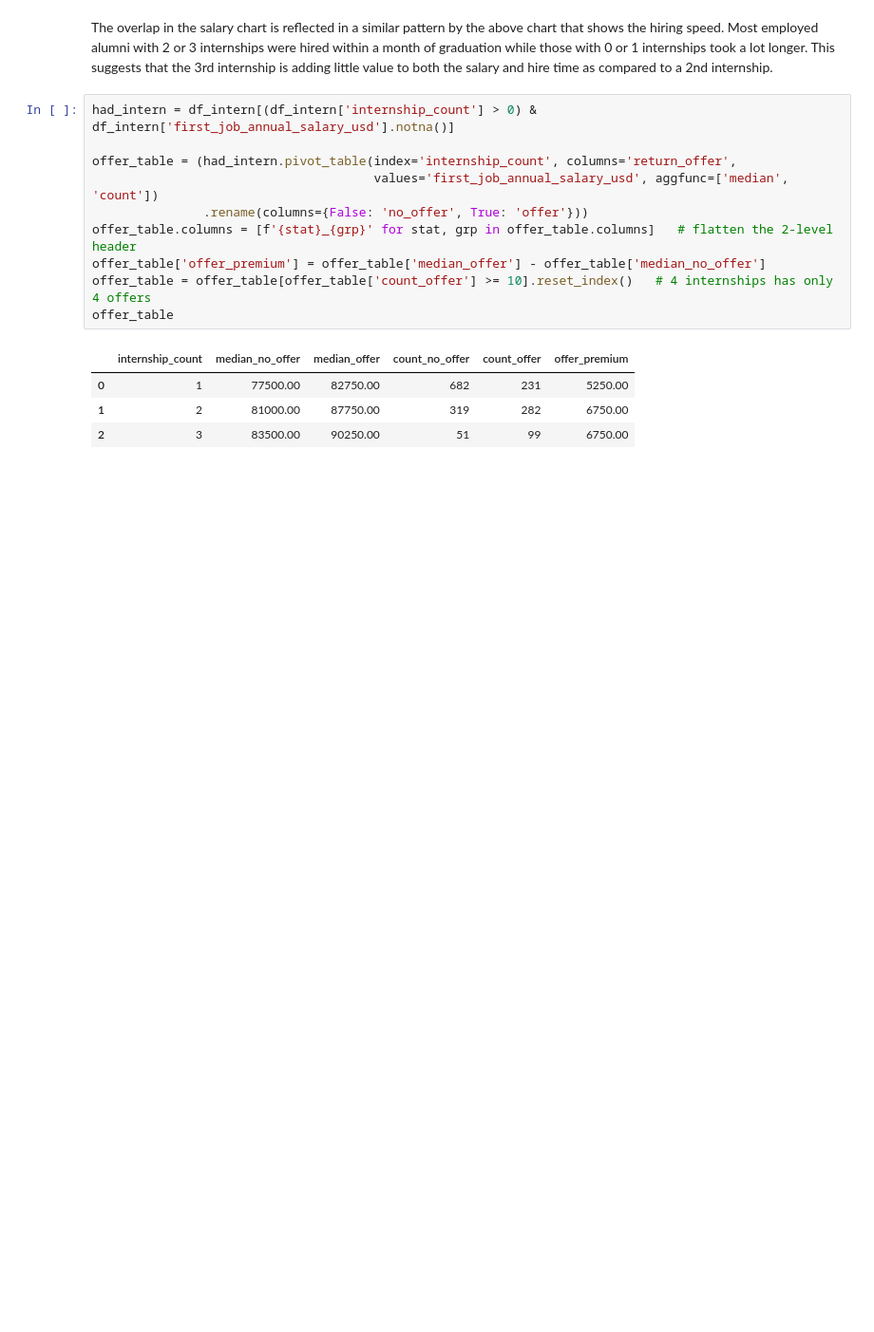
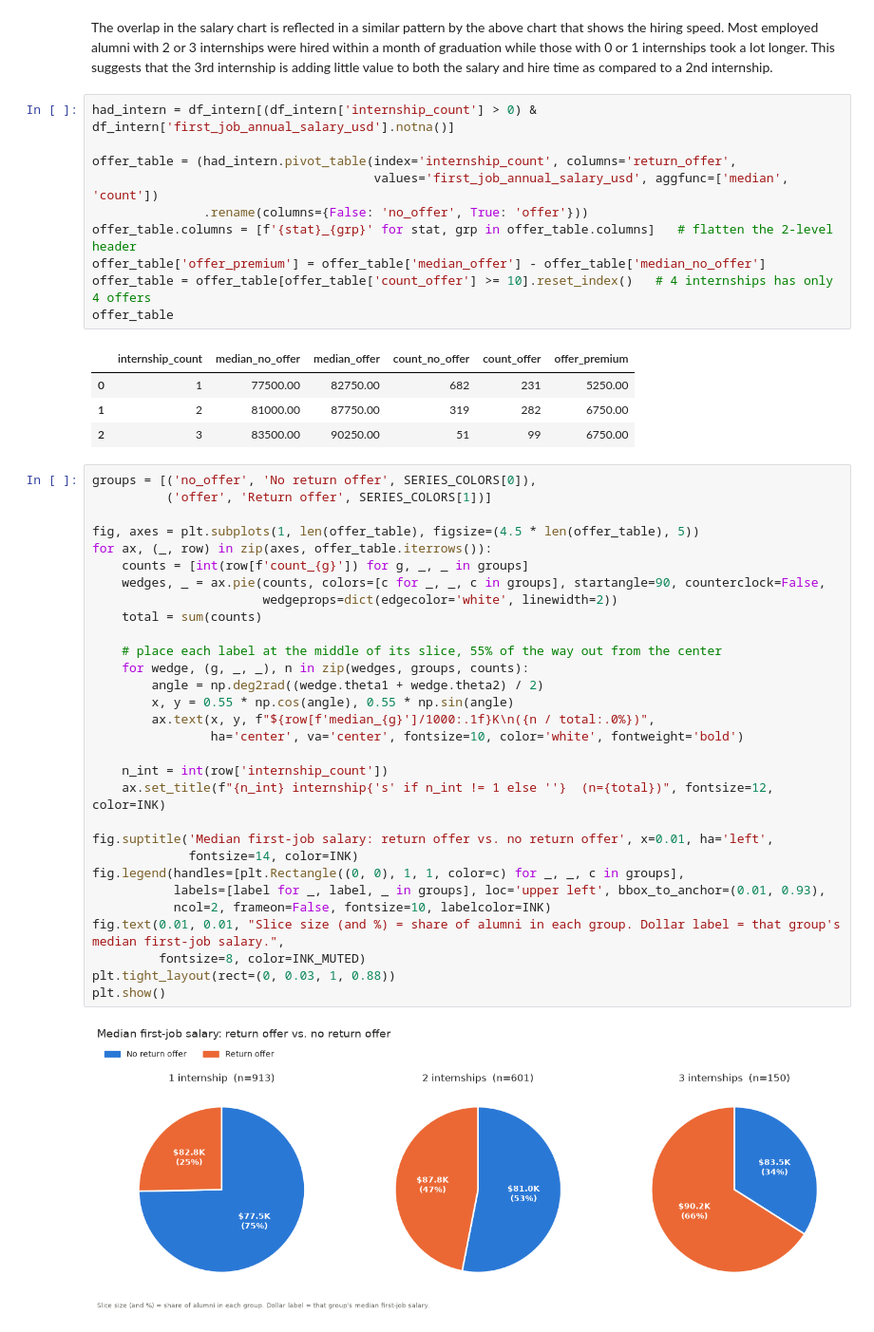
Before and after one commit to WestphalianFresco/TSWhackUMBC, a Jupyter notebook: dataset_analysis.ipynb, the cells around one changed output. Shown at 95% size. Cells and saved outputs as stored; diff of their text form; blank space fills up the shorter version.

Commit message:
add pie charts comparing return offers for internships

```diff
--- a/dataset_analysis.ipynb
+++ b/dataset_analysis.ipynb
@@ -347,3 +347,35 @@ offer_table
 | 0 | 1 | 77500.00 | 82750.00 | 682 | 231 | 5250.00 |
 | 1 | 2 | 81000.00 | 87750.00 | 319 | 282 | 6750.00 |
 | 2 | 3 | 83500.00 | 90250.00 | 51 | 99 | 6750.00 |
+# %%
+groups = [('no_offer', 'No return offer', SERIES_COLORS[0]),
+          ('offer', 'Return offer', SERIES_COLORS[1])]
+
+fig, axes = plt.subplots(1, len(offer_table), figsize=(4.5 * len(offer_table), 5))
+for ax, (_, row) in zip(axes, offer_table.iterrows()):
+    counts = [int(row[f'count_{g}']) for g, _, _ in groups]
+    wedges, _ = ax.pie(counts, colors=[c for _, _, c in groups], startangle=90, counterclock=False,
+                       wedgeprops=dict(edgecolor='white', linewidth=2))
+    total = sum(counts)
+
+    # place each label at the middle of its slice, 55% of the way out from the center
+    for wedge, (g, _, _), n in zip(wedges, groups, counts):
+        angle = np.deg2rad((wedge.theta1 + wedge.theta2) / 2)
+        x, y = 0.55 * np.cos(angle), 0.55 * np.sin(angle)
+        ax.text(x, y, f"${row[f'median_{g}']/1000:.1f}K\n({n / total:.0%})",
+                ha='center', va='center', fontsize=10, color='white', fontweight='bold')
+
+    n_int = int(row['internship_count'])
+    ax.set_title(f"{n_int} internship{'s' if n_int != 1 else ''}  (n={total})", fontsize=12, color=INK)
+
+fig.suptitle('Median first-job salary: return offer vs. no return offer', x=0.01, ha='left',
+             fontsize=14, color=INK)
+fig.legend(handles=[plt.Rectangle((0, 0), 1, 1, color=c) for _, _, c in groups],
+           labels=[label for _, label, _ in groups], loc='upper left', bbox_to_anchor=(0.01, 0.93),
+           ncol=2, frameon=False, fontsize=10, labelcolor=INK)
+fig.text(0.01, 0.01, "Slice size (and %) = share of alumni in each group. Dollar label = that group's median first-job salary.",
+         fontsize=8, color=INK_MUTED)
+plt.tight_layout(rect=(0, 0.03, 1, 0.88))
+plt.show()
+# %% [output]
+[figure, added]
```
